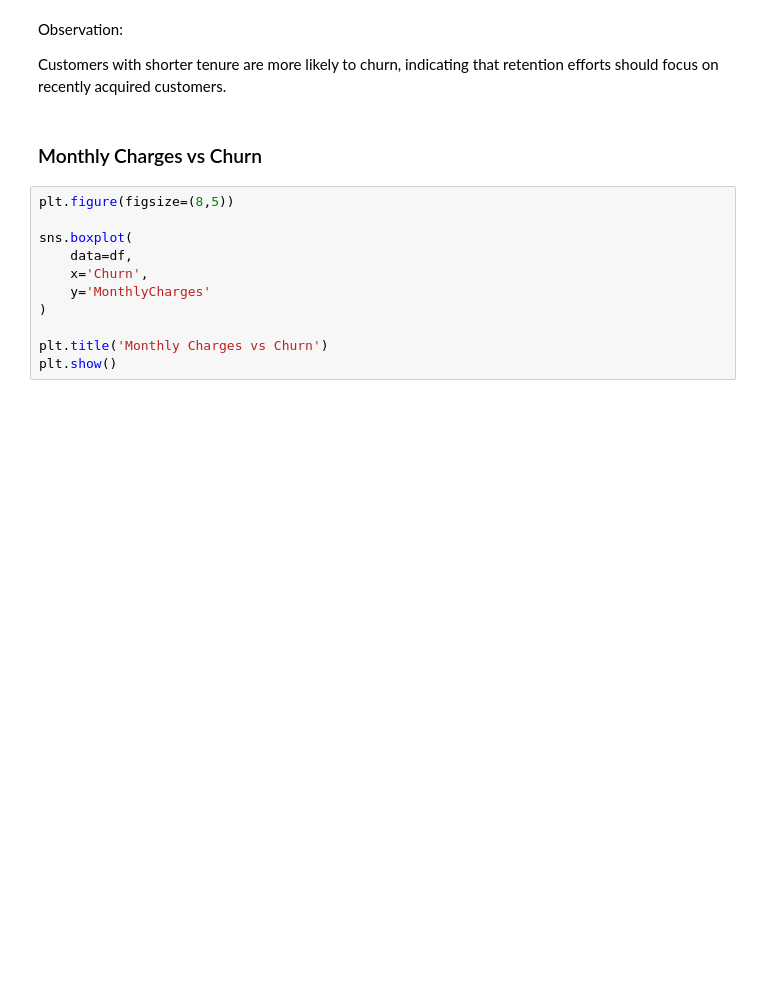
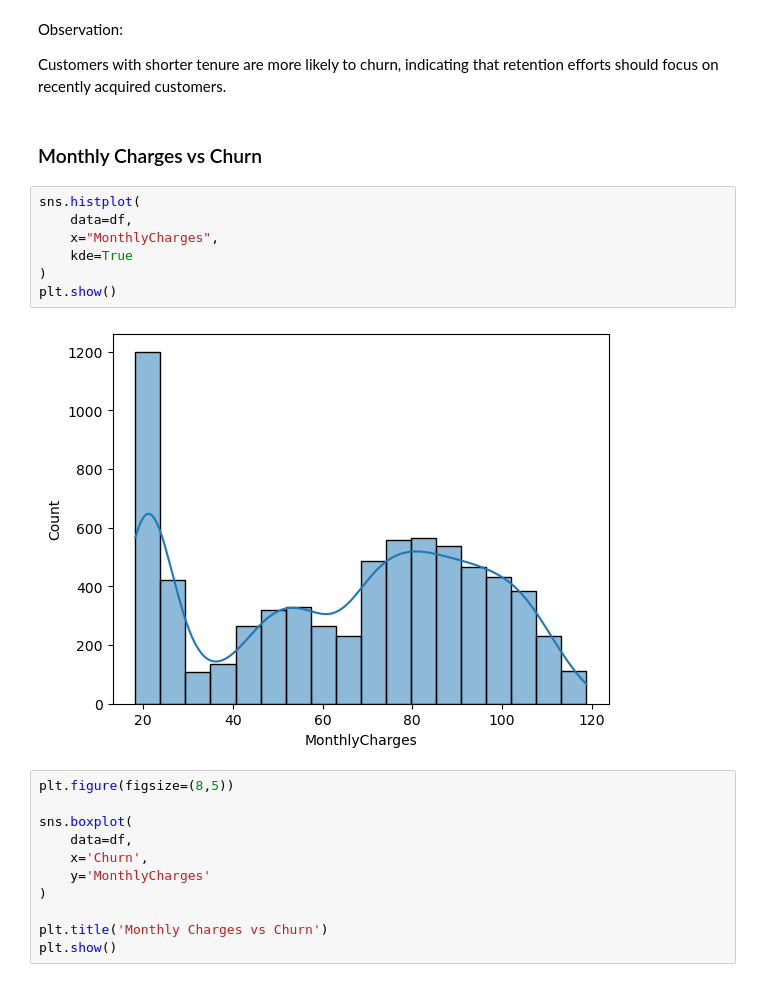
Before and after one commit to aftab3964/Customer_Churn_Prediction, a Jupyter notebook: Customer_Churn_Prediction/customer_churn_prediction.ipynb, the cells around one changed output. Drawn from its saved outputs; the diff is of its cells as text; blank space fills up the shorter version.

```diff
--- a/Customer_Churn_Prediction/customer_churn_prediction.ipynb
+++ b/Customer_Churn_Prediction/customer_churn_prediction.ipynb
@@ -136,6 +136,15 @@ Observation:
 Customers with shorter tenure are more likely to churn, indicating that retention efforts should focus on recently acquired customers.
 # %% [markdown]
 ### Monthly Charges vs Churn
+# %%
+sns.histplot(
+    data=df,
+    x="MonthlyCharges",
+    kde=True
+)
+plt.show()
+# %% [output]
+[figure, added]
 # %%
 plt.figure(figsize=(8,5))
 
```
